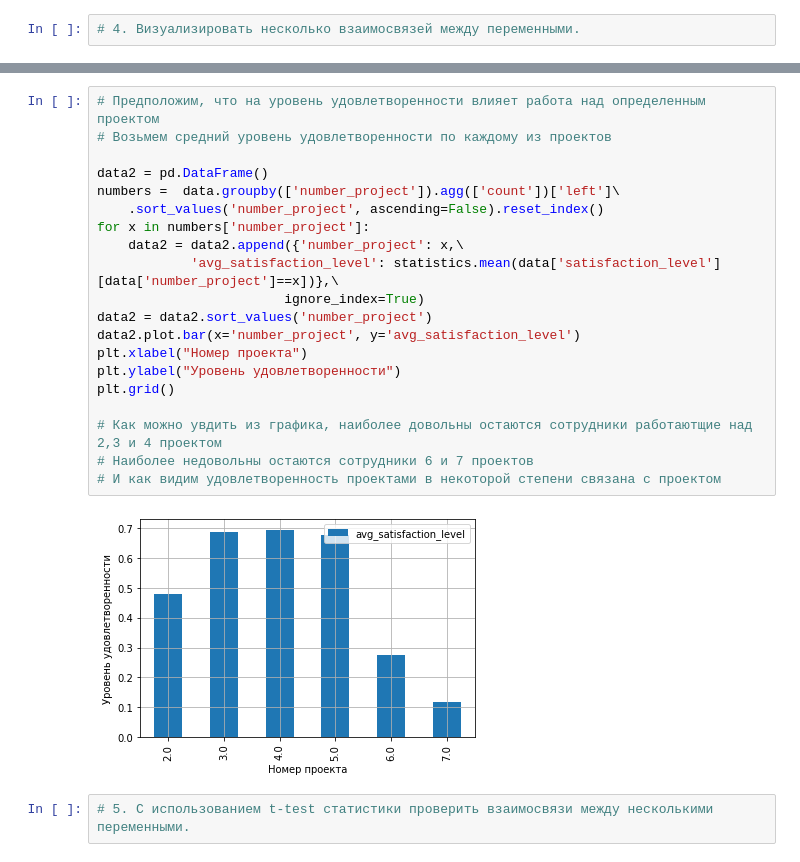
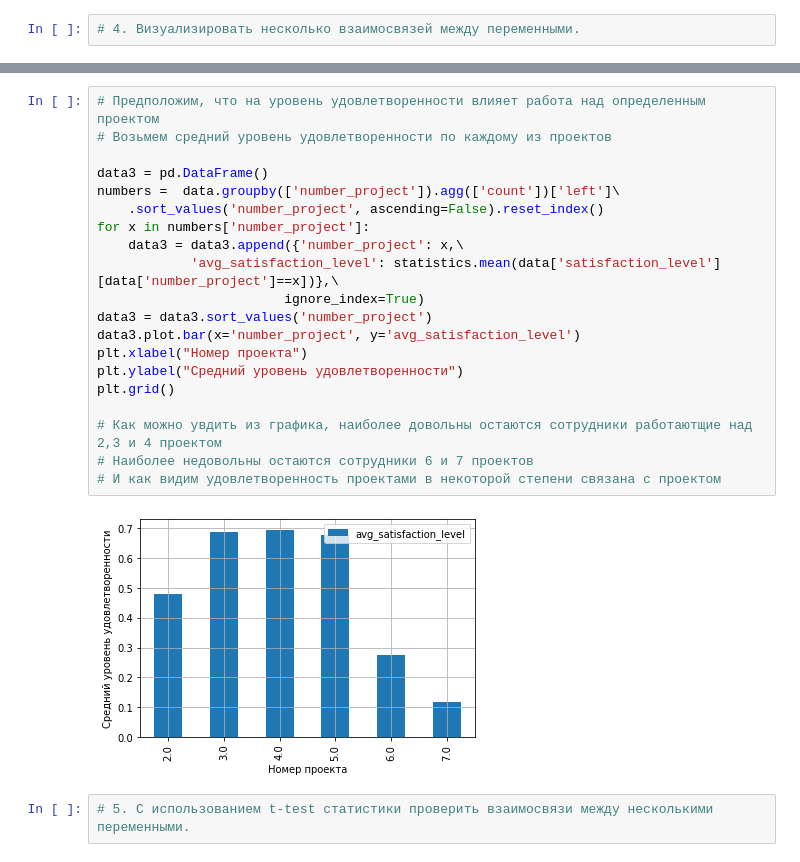
Before and after one commit to iamdenizzz/pyda-10, a Jupyter notebook: Diplom/Diplom.ipynb, the cells around one changed output, grey strips where cells are left out. Cells and saved outputs as stored; diff of their text form.

```diff
--- a/Diplom/Diplom.ipynb
+++ b/Diplom/Diplom.ipynb
@@ -130,25 +161,25 @@ plt.show()
 # %%
 # Предположим, что на уровень удовлетворенности влияет работа над определенным проектом
 # Возьмем средний уровень удовлетворенности по каждому из проектов
 
-data2 = pd.DataFrame()
+data3 = pd.DataFrame()
 numbers =  data.groupby(['number_project']).agg(['count'])['left']\
     .sort_values('number_project', ascending=False).reset_index()
 for x in numbers['number_project']:
-    data2 = data2.append({'number_project': x,\
+    data3 = data3.append({'number_project': x,\
             'avg_satisfaction_level': statistics.mean(data['satisfaction_level'][data['number_project']==x])},\
                         ignore_index=True)
-data2 = data2.sort_values('number_project')
-data2.plot.bar(x='number_project', y='avg_satisfaction_level')
+data3 = data3.sort_values('number_project')
+data3.plot.bar(x='number_project', y='avg_satisfaction_level')
 plt.xlabel("Номер проекта")
-plt.ylabel("Уровень удовлетворенности")
+plt.ylabel("Средний уровень удовлетворенности")
 plt.grid()
 
 # Как можно увдить из графика, наиболее довольны остаются сотрудники работаютщие над 2,3 и 4 проектом
 # Наиболее недовольны остаются сотрудники 6 и 7 проектов
 # И как видим удовлетворенность проектами в некоторой степени связана с проектом
 # %% [output]
-[figure, old version]
+[figure, new version]
 # %%
 # 5. С использованием t-test статистики проверить взаимосвязи между несколькими переменными.
 # %%
```
Also changed, not shown: parts of 3 cells of this notebook, 2 other files.
